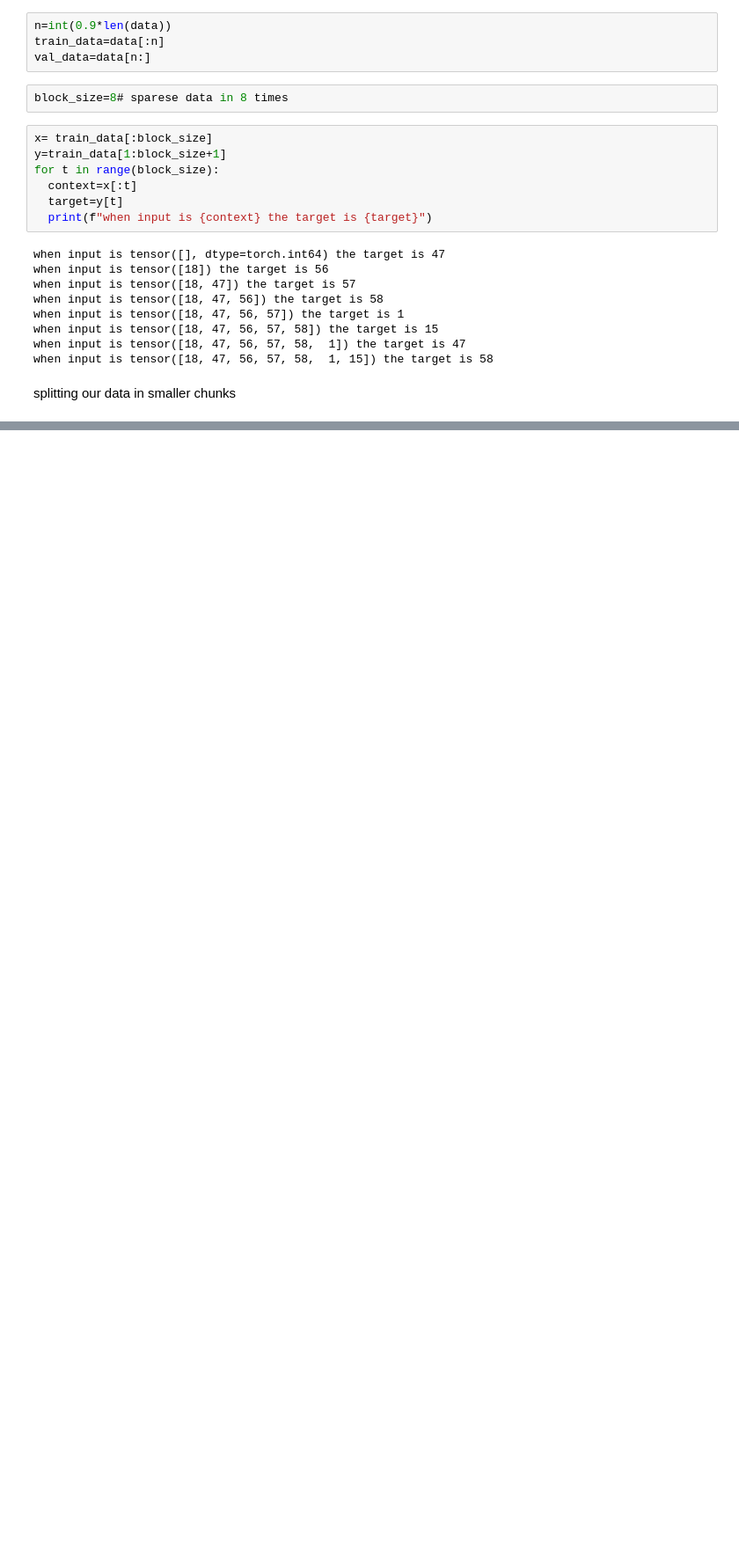
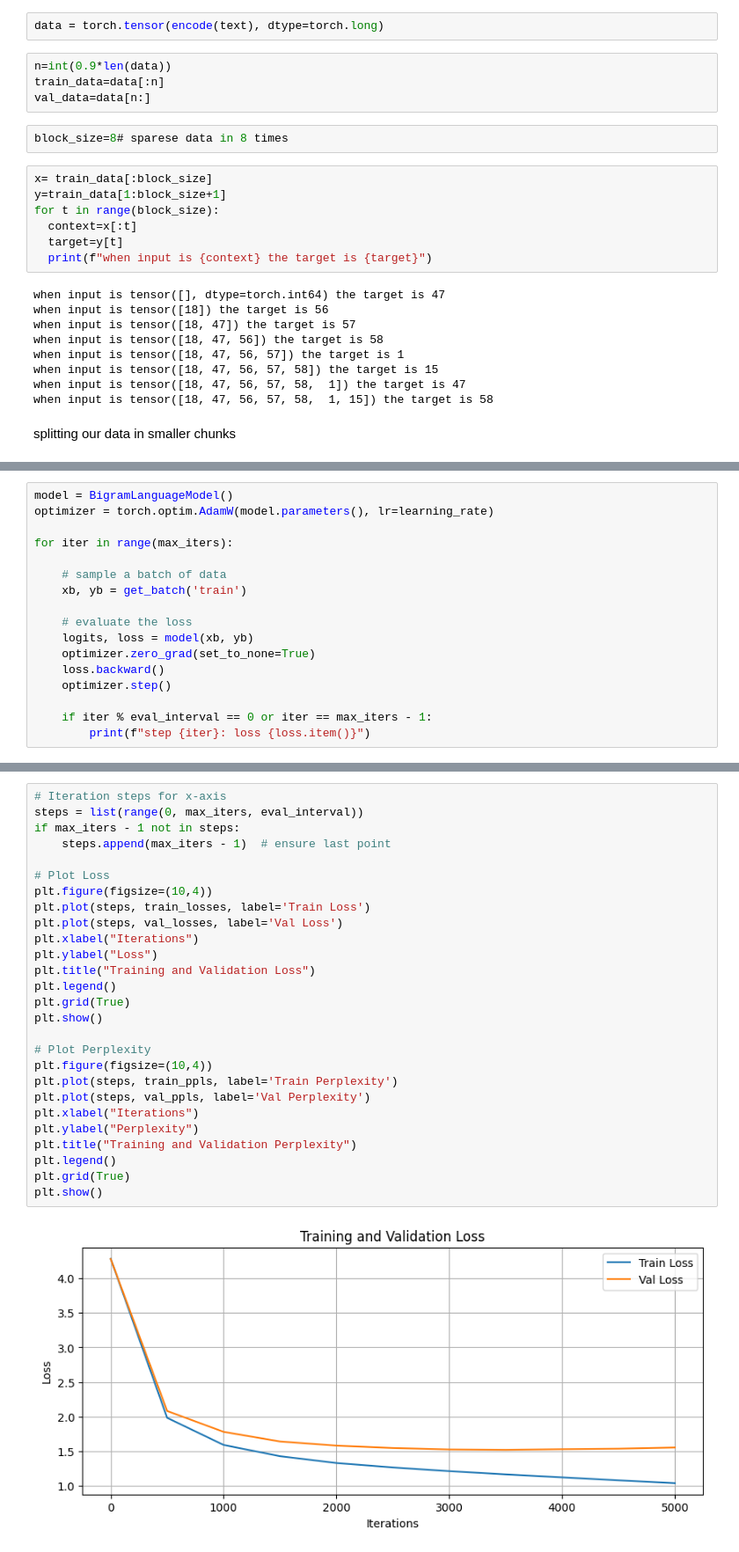
Before and after one commit to ALOK158/Transformer, a Jupyter notebook: GPT_FROM_SCRATCH.ipynb, the cells around one changed output, grey strips where cells are left out. Shown at 88% size. Drawn from its saved outputs; the diff is of its cells as text; blank space fills up the shorter version.

Commit message:
Executed the newer model, with plotting its evaluation curves- gives a better idea about how well our model is learning.

```diff
--- a/GPT_FROM_SCRATCH.ipynb
+++ b/GPT_FROM_SCRATCH.ipynb
@@ -75,6 +100,8 @@ print(data.shape, data.type)
 torch.Size([1115394]) <built-in method type of Tensor object at 0x...>
 # %% [markdown]
 Lets Split the data in Traing and Validation
+# %%
+data = torch.tensor(encode(text), dtype=torch.long)
 # %%
 n=int(0.9*len(data))
 train_data=data[:n]
@@ -159,0 +475,17 @@ tensor(4.8786, grad_fn=<NllLossBackward0>)
+# %%
+model = BigramLanguageModel()
+optimizer = torch.optim.AdamW(model.parameters(), lr=learning_rate)
+
+for iter in range(max_iters):
+
+    # sample a batch of data
+    xb, yb = get_batch('train')
+
+    # evaluate the loss
+    logits, loss = model(xb, yb)
+    optimizer.zero_grad(set_to_none=True)
+    loss.backward()
+    optimizer.step()
+
+    if iter % eval_interval == 0 or iter == max_iters - 1:
+        print(f"step {iter}: loss {loss.item()}")
@@ -159,0 +969,29 @@ tensor(4.8786, grad_fn=<NllLossBackward0>)
+# %%
+# Iteration steps for x-axis
+steps = list(range(0, max_iters, eval_interval))
+if max_iters - 1 not in steps:
+    steps.append(max_iters - 1)  # ensure last point
+
+# Plot Loss
+plt.figure(figsize=(10,4))
+plt.plot(steps, train_losses, label='Train Loss')
+plt.plot(steps, val_losses, label='Val Loss')
+plt.xlabel("Iterations")
+plt.ylabel("Loss")
+plt.title("Training and Validation Loss")
+plt.legend()
+plt.grid(True)
+plt.show()
+
+# Plot Perplexity
+plt.figure(figsize=(10,4))
+plt.plot(steps, train_ppls, label='Train Perplexity')
+plt.plot(steps, val_ppls, label='Val Perplexity')
+plt.xlabel("Iterations")
+plt.ylabel("Perplexity")
+plt.title("Training and Validation Perplexity")
+plt.legend()
+plt.grid(True)
+plt.show()
+# %% [output]
+[figure, added]
```
Also changed, not shown: parts of 30 cells of this notebook.
